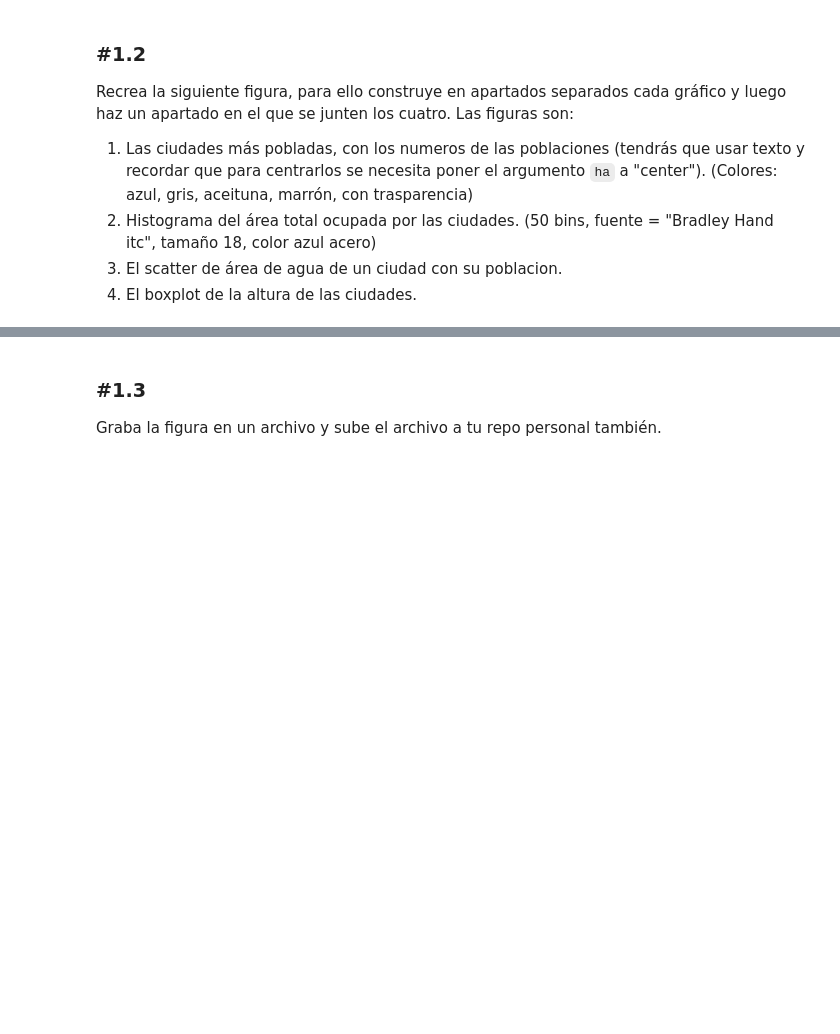
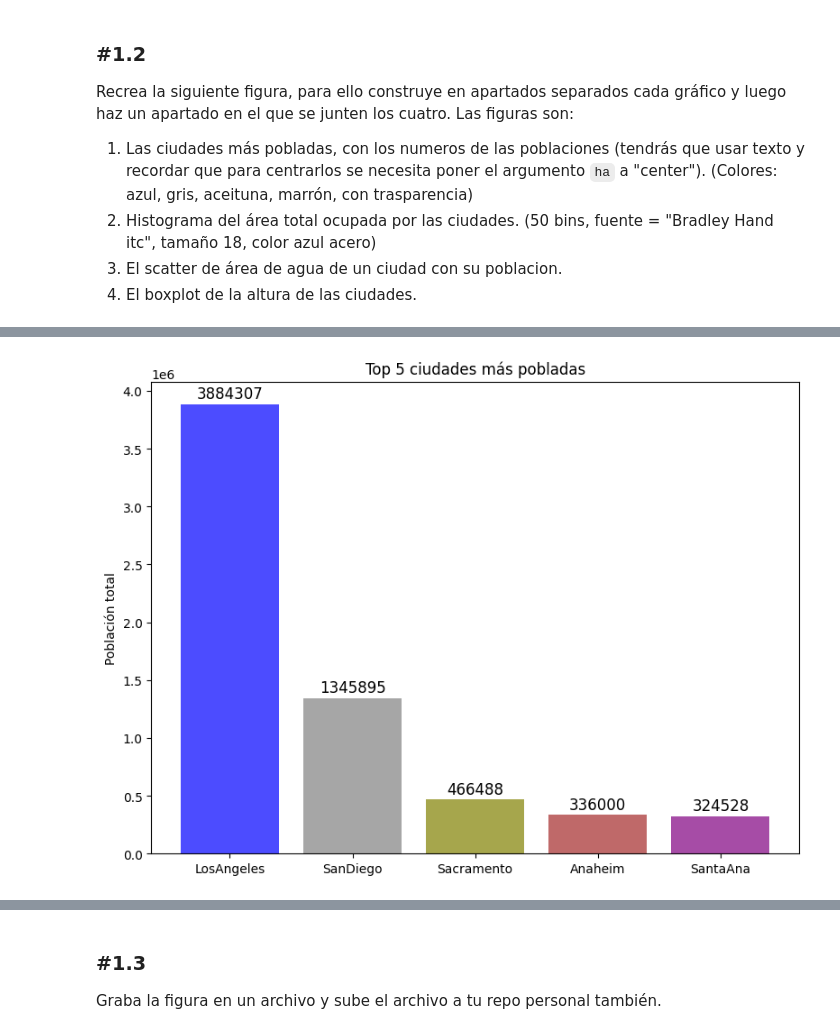
Before and after one commit to neural-insights/ONLINE_DS_THEBRIDGE_BOOTCAMP, a Jupyter notebook: 03_Analisis_de_Datos/Sprint_08/Unidad_01_Visualizacion_Basica/Practica_Obligatoria/18_Practica_Obligatoria_Visualizacion_Basica.ipynb, the cells around one changed output, grey strips where cells are left out. Cells and saved outputs as stored; diff of their text form; code cells hidden in the pictures; blank space fills up the shorter version.

```diff
--- a/03_Analisis_de_Datos/Sprint_08/Unidad_01_Visualizacion_Basica/Practica_Obligatoria/18_Practica_Obligatoria_Visualizacion_Basica.ipynb
+++ b/03_Analisis_de_Datos/Sprint_08/Unidad_01_Visualizacion_Basica/Practica_Obligatoria/18_Practica_Obligatoria_Visualizacion_Basica.ipynb
@@ -20,3 +20,6 @@ import matplotlib.pyplot as plt
 ### #1.1
 # %% [markdown]
 Carga el dataset de casas de California que está en la ruta "./data/california_cities.csv". Muestra parte de su contenido y su descripción. Deshazte de las filas con nulos.
+# %%
+df = pd.read_csv("./data/california_cities.csv")
+df.info()
@@ -23,3 +56,5 @@ Carga el dataset de casas de California que está en la ruta "./data/california_
+# %%
+df.dropna(inplace=True)
 # %% [markdown]
 ### #1.2
 
@@ -30,3 +65,24 @@ Recrea la siguiente figura, para ello construye en apartados separados cada grá
 4. El boxplot de la altura de las ciudades.
 # %% [markdown]
 ![figura_ejempo.png](attachment:figura_ejempo.png)
+# %%
+# Top 5 ciudades más pobladas
+top_cities = df.sort_values(by='population_total', ascending=False).head(5)
+
+# Colores con transparencia
+colors = ['blue', 'gray', 'olive', 'brown', 'purple']
+alphas = [0.7] * 5
+
+plt.figure(figsize=(8, 6))
+bars = plt.bar(top_cities['city'], top_cities['population_total'], color=colors, alpha=0.7)
+
+# Anotaciones de población centradas
+for i, (city, pop) in enumerate(zip(top_cities['city'], top_cities['population_total'])):
+    plt.text(i, pop + 20000, str(pop), ha='center', va='bottom', fontsize=12)
+
+plt.title("Top 5 ciudades más pobladas")
+plt.ylabel("Población total")
+plt.tight_layout()
+plt.show()
+# %% [output]
+[figure, added]
```
Also changed, not shown: parts of 7 cells of this notebook, 1 other file.
